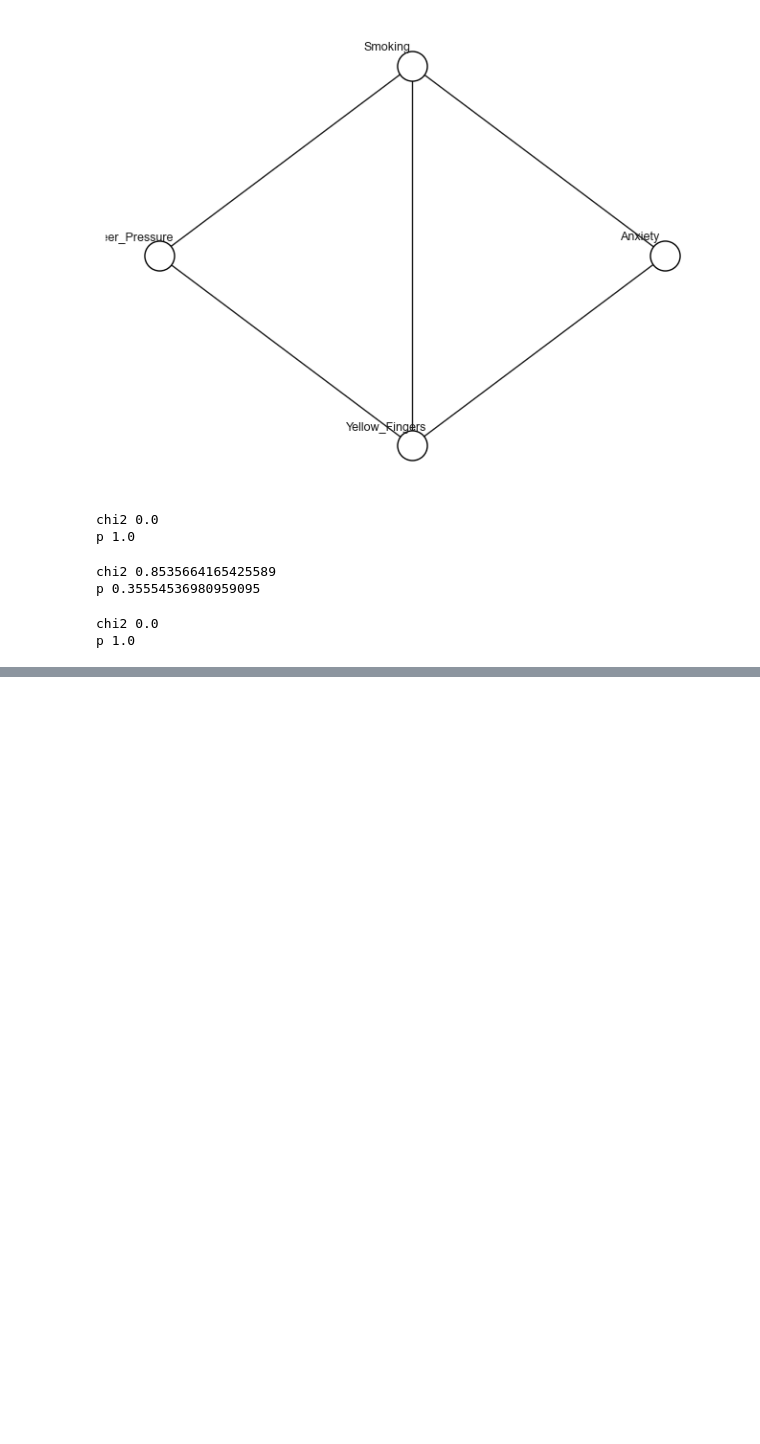
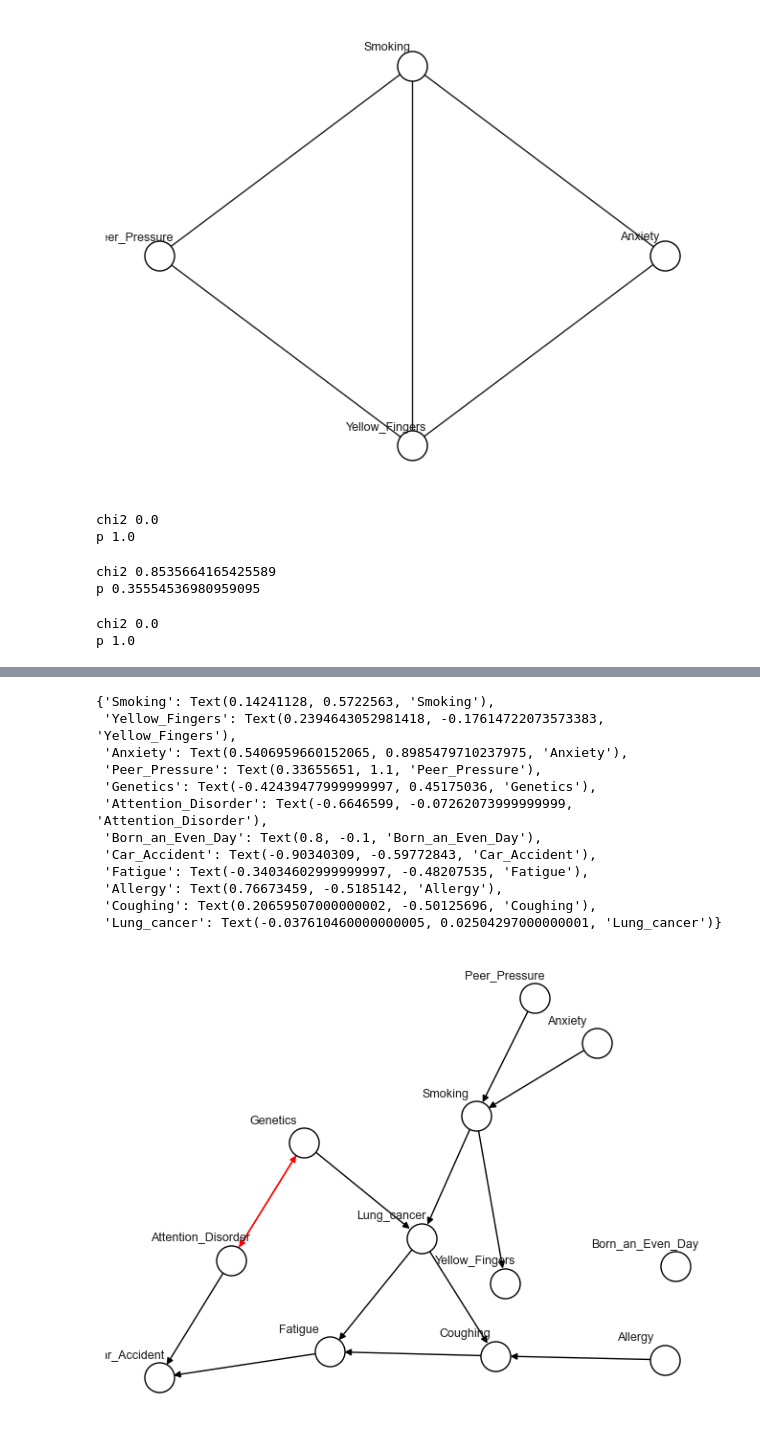
Before and after one commit to ymurong/CDS, a Jupyter notebook: LUCAS/4.CAUSAL_DISCOVERY.ipynb, the cells around one changed output, grey strips where cells are left out. Cells and saved outputs as stored; diff of their text form; code cells hidden in the pictures; blank space fills up the shorter version.

Commit message:
Added the Full PC to causal discorvery

```diff
--- a/LUCAS/4.CAUSAL_DISCOVERY.ipynb
+++ b/LUCAS/4.CAUSAL_DISCOVERY.ipynb
@@ -134,0 +147,51 @@ nx.draw_networkx_labels(G, pos=pos_labels, font_size=9, font_weight=10)
+# %%
+import cdt
+# cdt.SETTINGS.rpath = '/usr/local/bin/Rscript' # for macOS
+cdt.SETTINGS.rpath = 'C:/Program Files/R/R-4.2.1/bin/Rscript' # for Windows
+# %%
+pc = cdt.causality.graph.PC(CItest="gaussian", alpha=0.05)
+pc_graph = pc.create_graph_from_data(df_lucas0)
+
+'''
+pos = nx.kamada_kawai_layout(pc_graph)
+pos = {
+    **pos,
+    "Born_an_Even_Day": [0.9, -0.2],
+    "Yellow_Fingers": [pos["Yellow_Fingers"][0] + 0.2, pos["Yellow_Fingers"][1] - 0.2],
+    "Anxiety": [pos["Anxiety"][0] + 0.2, pos["Anxiety"][1] - 0.2],
+}
+'''
+
+#Hardcoding node positions from Estimands to comapre graphs easily
+pos = {'Smoking': np.array([0.24241128, 0.4722563 ]),
+ 'Yellow_Fingers': [0.3394643052981418, -0.27614722073573383],
+ 'Anxiety': [0.6406959660152065, 0.7985479710237975],
+ 'Peer_Pressure': np.array([0.43655651, 1.        ]),
+ 'Genetics': np.array([-0.32439478,  0.35175036]),
+ 'Attention_Disorder': np.array([-0.5646599 , -0.17262074]),
+ 'Born_an_Even_Day': [0.9, -0.2],
+ 'Car_Accident': np.array([-0.80340309, -0.69772843]),
+ 'Fatigue': np.array([-0.24034603, -0.58207535]),
+ 'Allergy': np.array([ 0.86673459, -0.6185142 ]),
+ 'Coughing': np.array([ 0.30659507, -0.60125696]),
+ 'Lung_cancer': np.array([ 0.06238954, -0.07495703])}
+
+pos_labels = plot_util.nudge(pos, -0.1, 0.1)
+
+colors = ['red'  if (y,x) in pc_graph.edges() else 'black' for (x,y) in pc_graph.edges()]
+nx.draw(pc_graph, with_labels=False, node_size=500, node_color='w', edgecolors ='black', pos=pos, edge_color=colors)
+nx.draw_networkx_labels(pc_graph, pos=pos_labels, font_size=9, font_weight=10)
+# %% [output]
+{'Smoking': Text(0.14241128, 0.5722563, 'Smoking'),
+ 'Yellow_Fingers': Text(0.2394643052981418, -0.17614722073573383, 'Yellow_Fingers'),
+ 'Anxiety': Text(0.5406959660152065, 0.8985479710237975, 'Anxiety'),
+ 'Peer_Pressure': Text(0.33655651, 1.1, 'Peer_Pressure'),
+ 'Genetics': Text(-0.42439477999999997, 0.45175036, 'Genetics'),
+ 'Attention_Disorder': Text(-0.6646599, -0.07262073999999999, 'Attention_Disorder'),
+ 'Born_an_Even_Day': Text(0.8, -0.1, 'Born_an_Even_Day'),
+ 'Car_Accident': Text(-0.90340309, -0.59772843, 'Car_Accident'),
+ 'Fatigue': Text(-0.34034602999999997, -0.48207535, 'Fatigue'),
+ 'Allergy': Text(0.76673459, -0.5185142, 'Allergy'),
+ 'Coughing': Text(0.20659507000000002, -0.50125696, 'Coughing'),
+ 'Lung_cancer': Text(-0.037610460000000005, 0.02504297000000001, 'Lung_cancer')}
+[figure, added]
```
Also changed, not shown: parts of 3 cells of this notebook, 1 other file.
